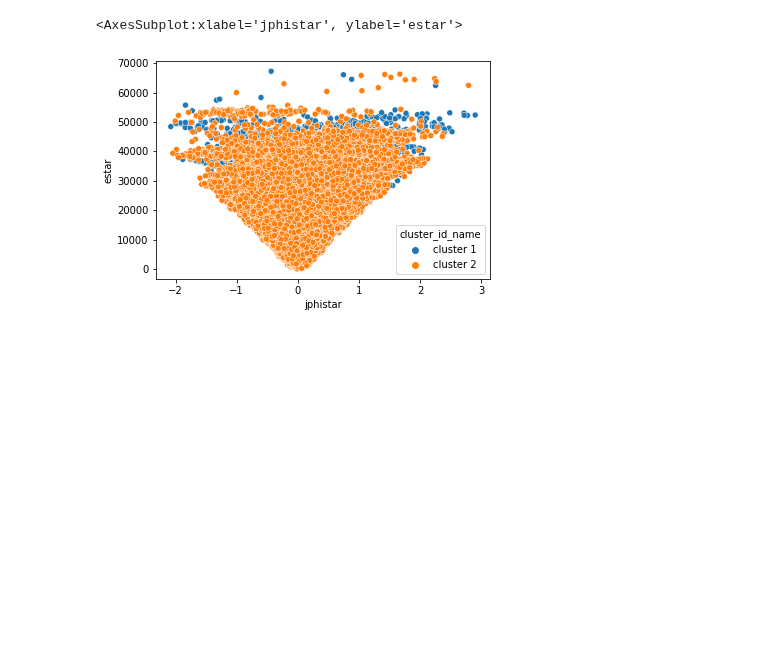
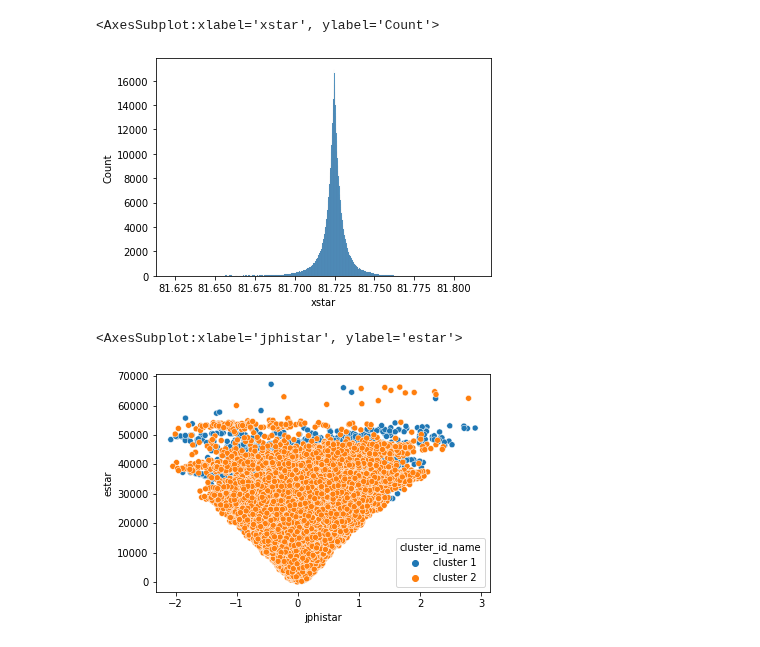
Before and after one commit to michaelyhuang23/Gaia3DR-explore, a Jupyter notebook: notebooks/caterpillar-process/explore-caterpillar.ipynb, the cells around one changed output. Saved outputs shown, nothing was run; the diff lists cells and outputs as text; code cells hidden in the pictures; blank space fills up the shorter version.

```diff
--- a/notebooks/caterpillar-process/explore-caterpillar.ipynb
+++ b/notebooks/caterpillar-process/explore-caterpillar.ipynb
@@ -20,3 +20,8 @@ df.head()
+# %%
+sns.histplot(df['xstar'])
+# %% [output]
+<AxesSubplot:xlabel='xstar', ylabel='Count'>
+[figure, added]
 # %%
 df['cluster_id_name'] = [f'cluster {i}' for i in df['cluster_id']]
 sns.scatterplot(data=df, x='jphistar', y='estar', hue='cluster_id_name')
```
Also changed, not shown: parts of 1 cell of this notebook, 2 other files.
